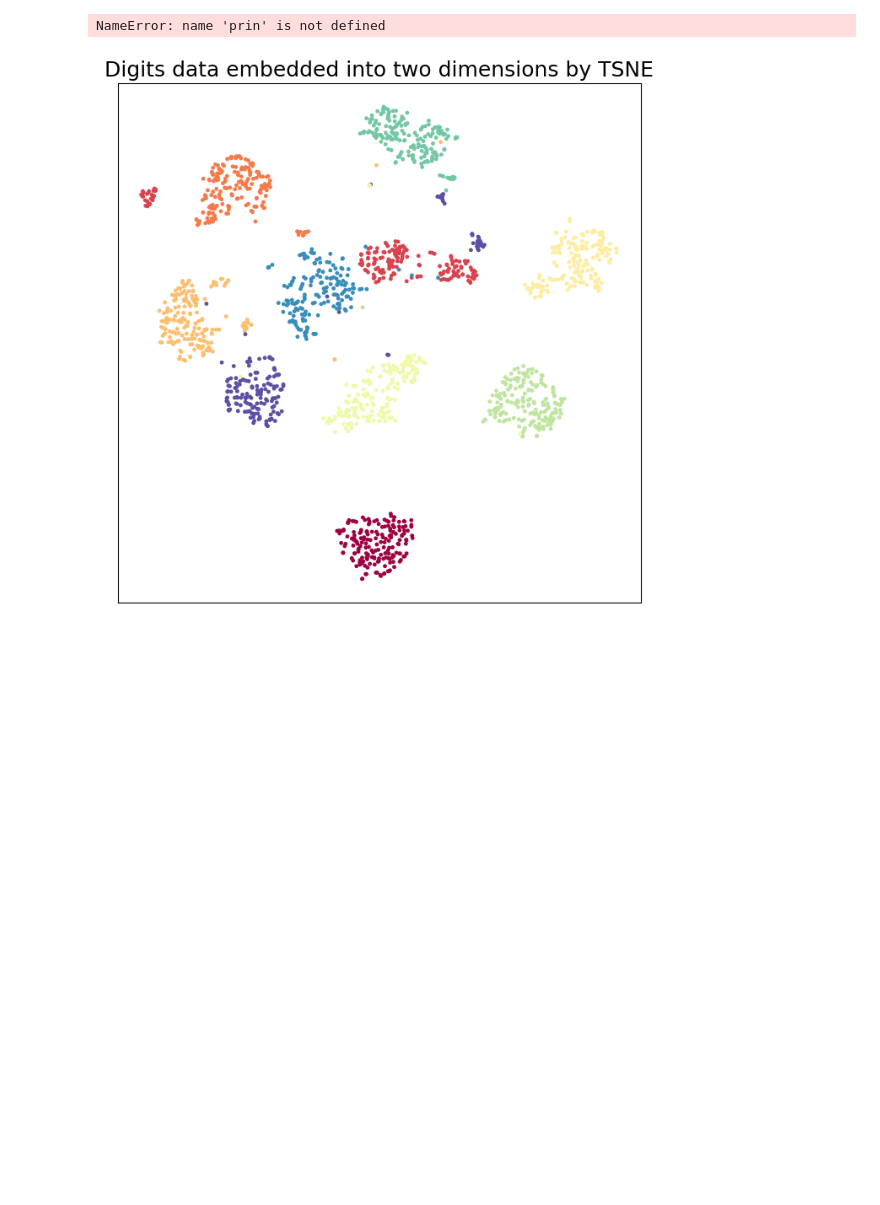
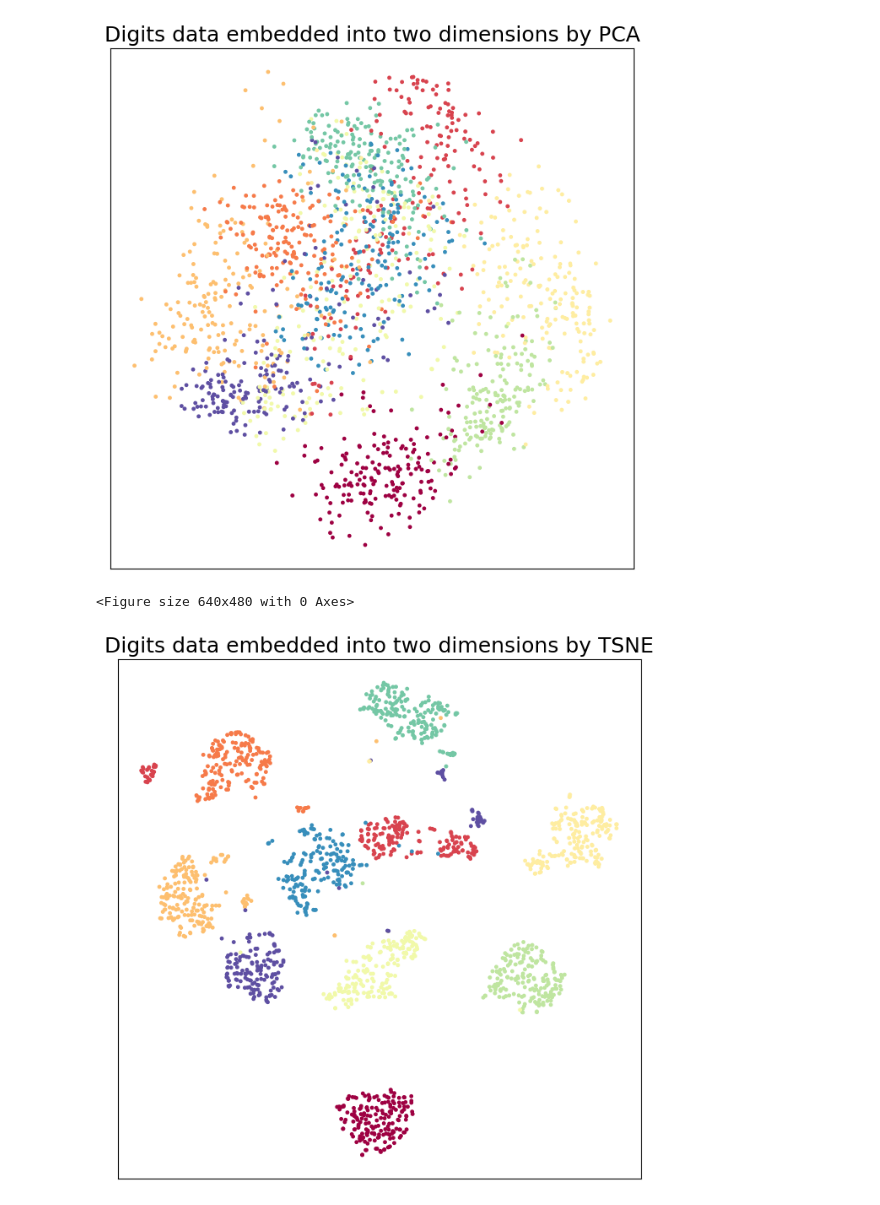
Before and after one commit to 2024-2-analitica-predictiva/2024-2-PRE-11-reduccion-de-la-dimensionalidad-digits-BrayanCumbalazaVallejo, a Jupyter notebook: homework/notebook.ipynb, the cells around one changed output. Cells and saved outputs as stored; diff of their text form; code cells hidden in the pictures; blank space fills up the shorter version.

```diff
--- a/homework/notebook.ipynb
+++ b/homework/notebook.ipynb
@@ -1,5 +1,4 @@
 # %%
-prin("thola")
 def pca():
 
     import matplotlib.pyplot as plt
@@ -10,34 +9,35 @@ def pca():
 
     digits = load_digits()
 
     X = digits.data
     y = digits.target
 
     pca = decomposition.PCA(n_components=2)
     principalComponents = pca.fit_transform(X)
 
     pca_data = np.vstack((principalComponents.T, y)).T
     pca_df = pd.DataFrame(
         data=pca_data, columns=("1st_principal", "2nd_principal", "label")
     )
 
     fig, ax = plt.subplots(figsize=(8, 8))
     plt.scatter(
         pca_df["1st_principal"],
         pca_df["2nd_principal"],
         c=pca_df.label,
         cmap="Spectral",
         s=6,
     )
     plt.setp(ax, xticks=[], yticks=[])
     plt.title("Digits data embedded into two dimensions by PCA", fontsize=18)
     plt.show()
     plt.savefig("digits_pca.png")
 
 
 pca()
 # %% [output]
+[figure, added]
-NameError: name 'prin' is not defined
+<Figure size 640x480 with 0 Axes>
 # %%
 
 
```
